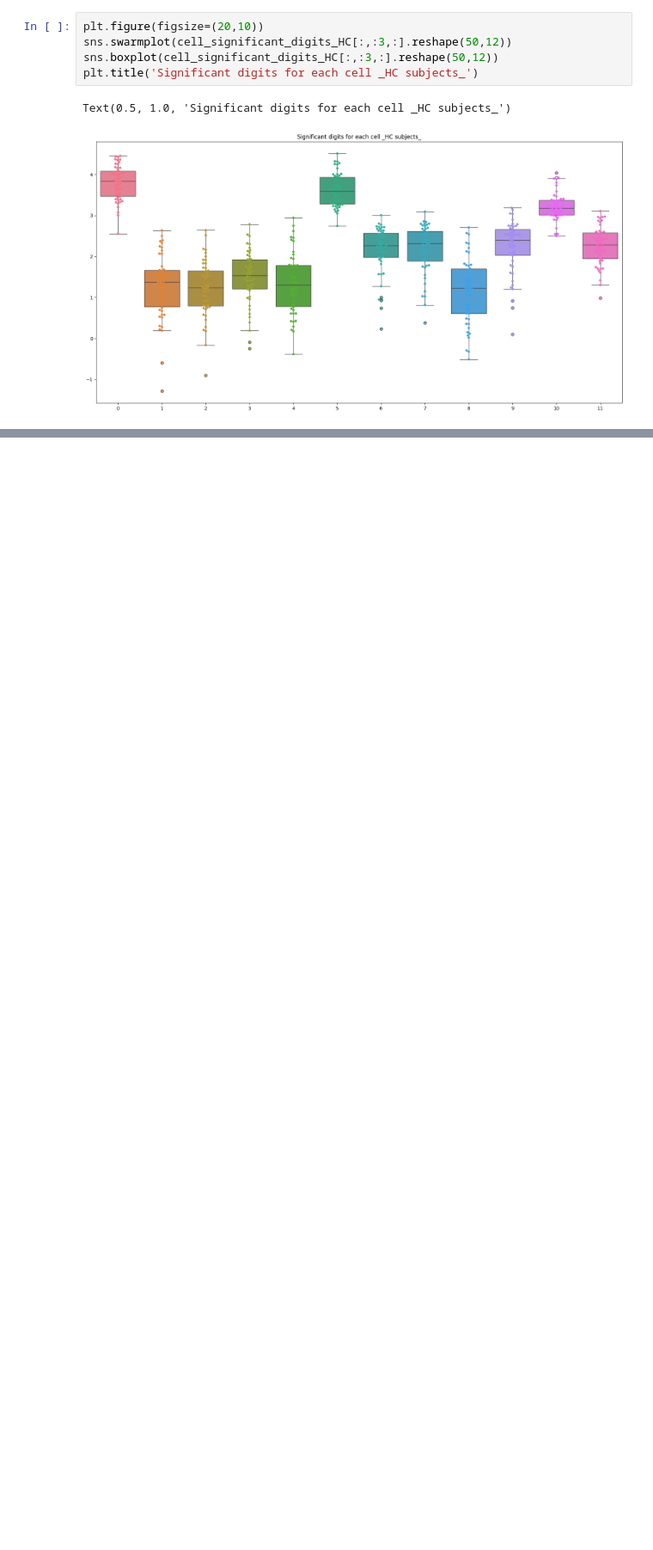
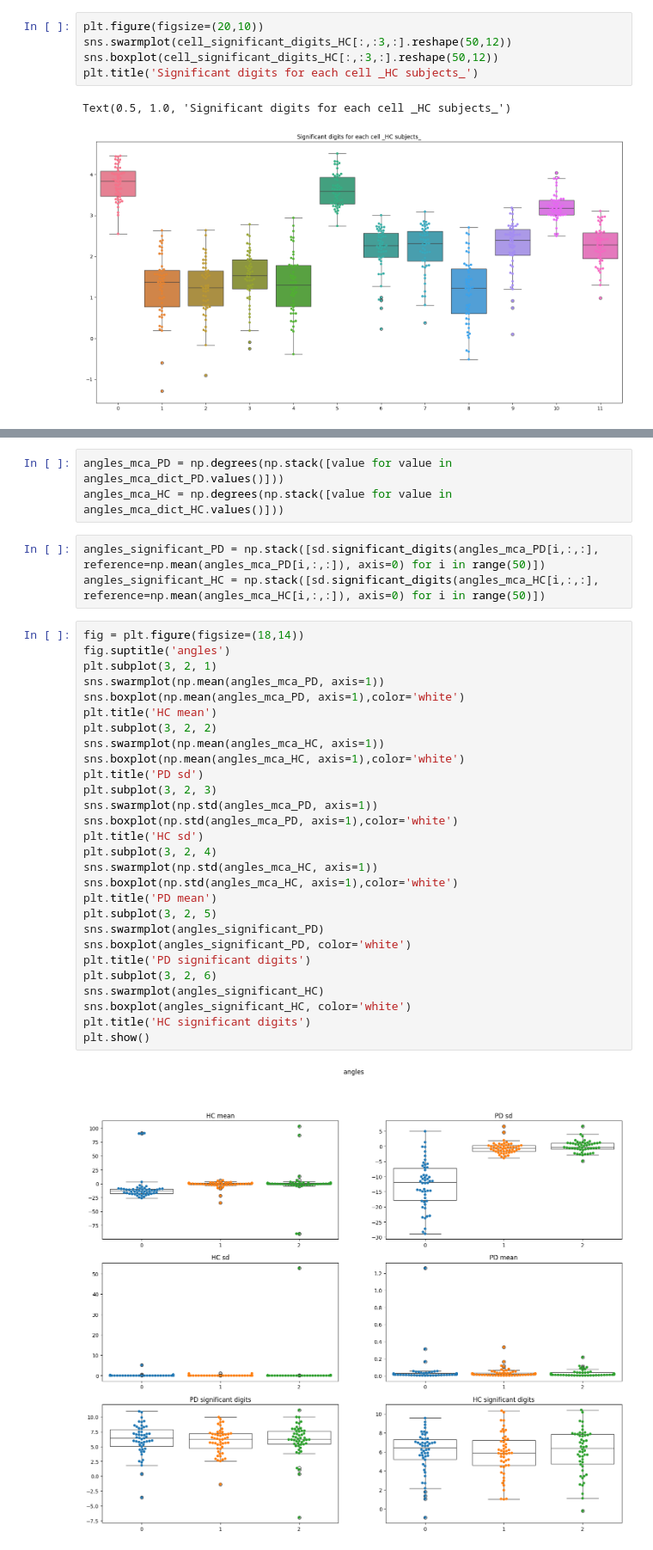
Before and after one commit to mirhnius/mca_linear_registration, a Jupyter notebook: analysis.ipynb, the cells around one changed output, grey strips where cells are left out. Shown at 86% size. Drawn from its saved outputs; the diff is of its cells as text; blank space fills up the shorter version.

```diff
--- a/analysis.ipynb
+++ b/analysis.ipynb
@@ -152,0 +289,36 @@ Text(0.5, 1.0, 'Significant digits for each cell _HC subjects_')
+# %%
+angles_mca_PD = np.degrees(np.stack([value for value in angles_mca_dict_PD.values()]))
+angles_mca_HC = np.degrees(np.stack([value for value in angles_mca_dict_HC.values()]))
+# %%
+angles_significant_PD = np.stack([sd.significant_digits(angles_mca_PD[i,:,:], reference=np.mean(angles_mca_PD[i,:,:]), axis=0) for i in range(50)])
+angles_significant_HC = np.stack([sd.significant_digits(angles_mca_HC[i,:,:], reference=np.mean(angles_mca_HC[i,:,:]), axis=0) for i in range(50)])
+# %%
+fig = plt.figure(figsize=(18,14))
+fig.suptitle('angles')
+plt.subplot(3, 2, 1)
+sns.swarmplot(np.mean(angles_mca_PD, axis=1))
+sns.boxplot(np.mean(angles_mca_PD, axis=1),color='white')
+plt.title('HC mean')
+plt.subplot(3, 2, 2)
+sns.swarmplot(np.mean(angles_mca_HC, axis=1))
+sns.boxplot(np.mean(angles_mca_HC, axis=1),color='white')
+plt.title('PD sd')
+plt.subplot(3, 2, 3)
+sns.swarmplot(np.std(angles_mca_PD, axis=1))
+sns.boxplot(np.std(angles_mca_PD, axis=1),color='white')
+plt.title('HC sd')
+plt.subplot(3, 2, 4)
+sns.swarmplot(np.std(angles_mca_HC, axis=1))
+sns.boxplot(np.std(angles_mca_HC, axis=1),color='white')
+plt.title('PD mean')
+plt.subplot(3, 2, 5)
+sns.swarmplot(angles_significant_PD)
+sns.boxplot(angles_significant_PD, color='white')
+plt.title('PD significant digits')
+plt.subplot(3, 2, 6)
+sns.swarmplot(angles_significant_HC)
+sns.boxplot(angles_significant_HC, color='white')
+plt.title('HC significant digits')
+plt.show()
+# %% [output]
+[figure, added]
```
Also changed, not shown: parts of 16 cells of this notebook.
